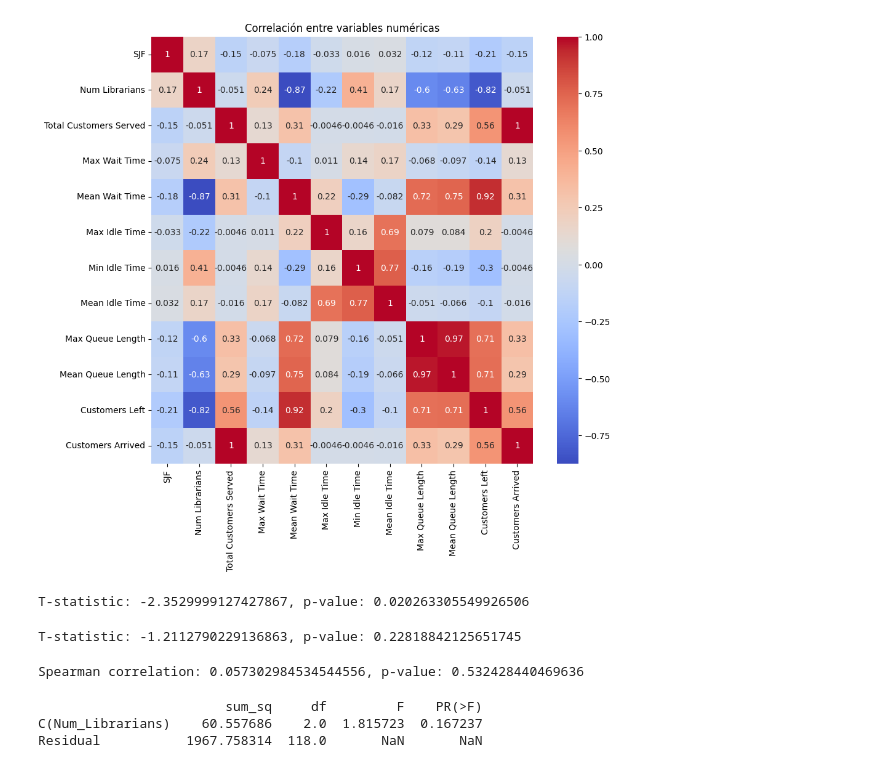
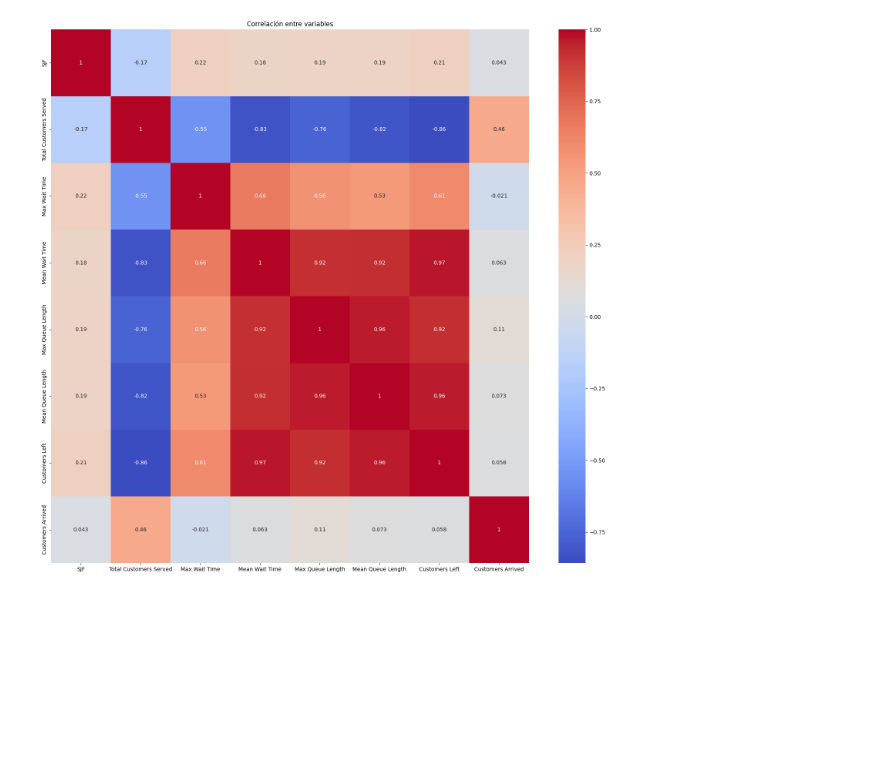
Before and after one commit to chriss8g/Simulador-Biblioteca, a Jupyter notebook: statistic.ipynb, the cells around one changed output. Saved outputs shown, nothing was run; the diff lists cells and outputs as text; code cells hidden in the pictures; blank space fills up the shorter version.

```diff
--- a/statistic.ipynb
+++ b/statistic.ipynb
@@ -50,60 +118,21 @@ from sklearn.preprocessing import StandardScaler
-# %%
-# Heatmap para visualizar la correlación entre todas las variables
-correlation_matrix = data.corr()
-plt.figure(figsize=(10, 9))
-sns.heatmap(correlation_matrix, annot=True, cmap='coolwarm')
-plt.title('Correlación entre variables numéricas')
-plt.show()
-# %% [output]
-[figure, removed]
-# %%
-import scipy.stats as stats
-
-group1 = data[data['SJF'] == True]['Customers Left']
-group2 = data[data['SJF'] == False]['Customers Left']
-t_stat, p_value = stats.ttest_ind(group1, group2)
-
-print(f'T-statistic: {t_stat}, p-value: {p_value}')
-# %% [output]
-T-statistic: -2.3529999127427867, p-value: 0.020263305549926506
-# %%
-import scipy.stats as stats
-
-group1 = data[data['SJF'] == True]['Mean Queue Length']
-group2 = data[data['SJF'] == False]['Mean Queue Length']
-t_stat, p_value = stats.ttest_ind(group1, group2)
-
-print(f'T-statistic: {t_stat}, p-value: {p_value}')
-# %% [output]
-T-statistic: -1.2112790229136863, p-value: 0.22818842125651745
-# %%
-spearman_corr, p_value = stats.spearmanr(data['Num Librarians'], data['Mean Idle Time'])
-
-print(f'Spearman correlation: {spearman_corr}, p-value: {p_value}')
-# %% [output]
-Spearman correlation: 0.057302984534544556, p-value: 0.532428440469636
-# %%
-# no supuestos
-import pandas as pd
-import seaborn as sns
-import matplotlib.pyplot as plt
-import statsmodels.api as sm
-from statsmodels.formula.api import ols
-
-# Cargar los datos (asegúrate de tener el DataFrame `data` cargado)
-# data = pd.read_csv('your_data_file.csv')  # Descomentar y ajustar si es necesario
-
-# Realizar el ANOVA
-data.rename(columns={'Num Librarians': 'Num_Librarians', 'Mean Idle Time': 'Mean_Idle_Time'}, inplace=True)
-
-model = ols('Mean_Idle_Time ~ C(Num_Librarians)', data=data).fit()  # Asegúrate de usar el DataFrame correcto
-anova_table = sm.stats.anova_lm(model, typ=2)
-
-print(anova_table)
-# %% [output]
-                        sum_sq     df         F    PR(>F)
-C(Num_Librarians)    60.557686    2.0  1.815723  0.167237
-Residual           1967.758314  118.0       NaN       NaN
+# %%
+import seaborn as sns
+import matplotlib.pyplot as plt
+
+# Eliminar columnas relacionadas con Idle Time
+columns_to_exclude = ['Mean Idle Time', 'Max Idle Time', 'Min Idle Time','Num Librarians']
+data_filtered = data.drop(columns=columns_to_exclude)
+
+# Calcular la matriz de correlación
+correlation_matrix = data_filtered.corr()
+
+# Generar el heatmap
+plt.figure(figsize=(20, 18))
+sns.heatmap(correlation_matrix, annot=True, cmap='coolwarm')
+plt.title('Correlación entre variables')
+plt.show()
+# %% [output]
+[figure, added]
 # %%
 import pandas as pd
 from scipy.stats import ttest_ind, shapiro, levene
```
Also changed, not shown: parts of 9 cells of this notebook, 13 other files.
